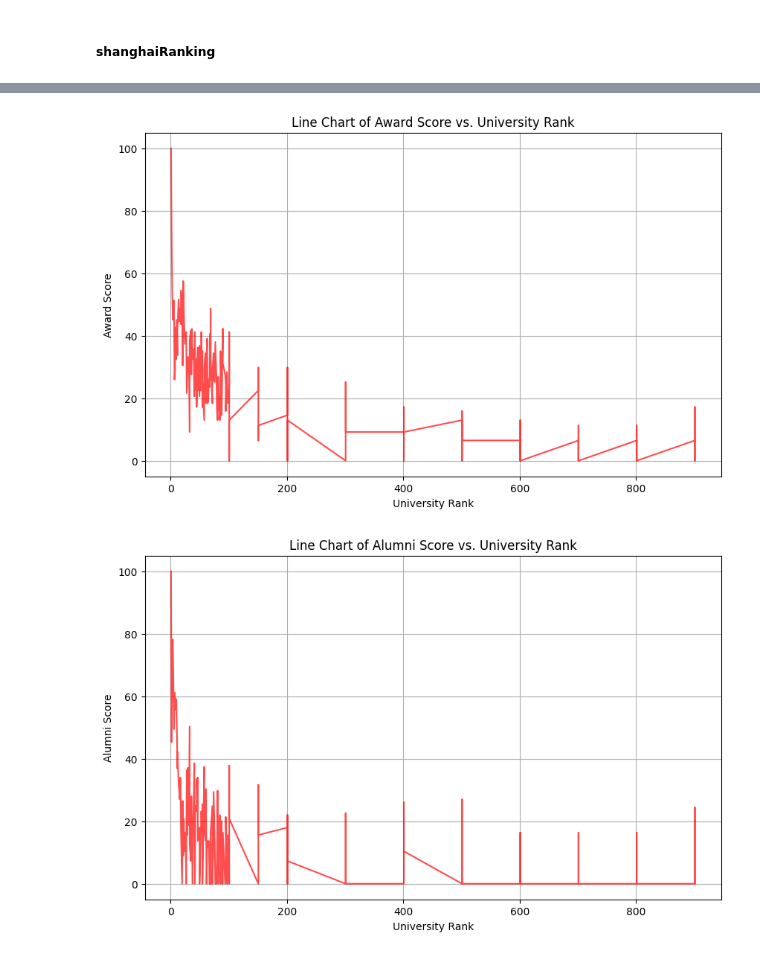
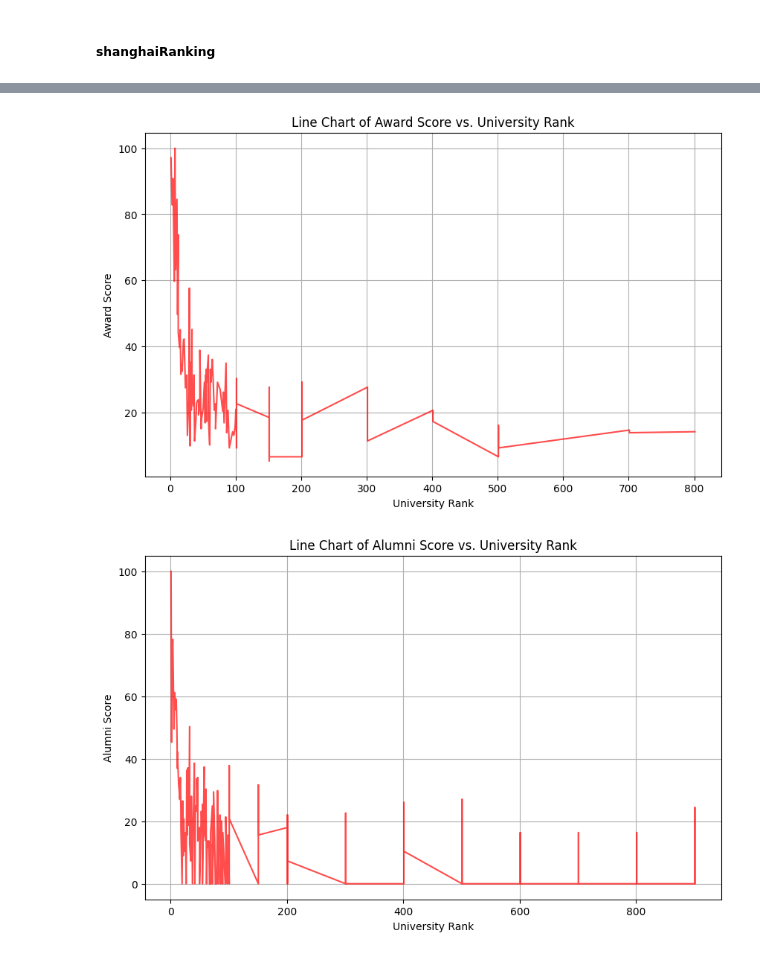
Before and after one commit to ahmadalharbi21/World-University-Ranks, a Jupyter notebook: EDA explain template.ipynb, the cells around one changed output, grey strips where cells are left out. Saved outputs shown, nothing was run; the diff lists cells and outputs as text; code cells hidden in the pictures.

```diff
--- a/EDA explain template.ipynb
+++ b/EDA explain template.ipynb
@@ -1333,15 +1353,16 @@ sns.histplot(
 # %%
+df = shanghaiRanking_alumni[shanghaiRanking_alumni['Award'] > 0]
 plt.figure(figsize=(10, 6))
-plt.plot(shanghaiRanking_alumni["Rank"], shanghaiRanking_alumni["Award"], color="red", alpha=0.7)
+plt.plot(df["Rank"], df['Award'], color="red", alpha=0.7)
 
 plt.xlabel("University Rank")
 plt.ylabel("Award Score")  #
 plt.title("Line Chart of Award Score vs. University Rank")
 
 plt.grid()
 plt.show()
 # %% [output]
-[figure, old version]
+[figure, new version]
 # %%
 plt.figure(figsize=(10, 6))
 plt.plot(shanghaiRanking_alumni["Rank"], shanghaiRanking_alumni["Alumni"], color="red", alpha=0.7)
```
Also changed, not shown: parts of 46 cells of this notebook.
